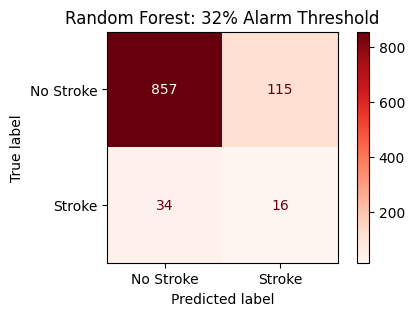
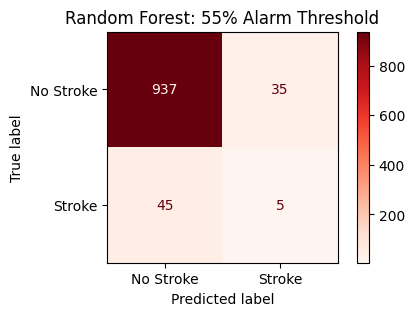
Code edit (unified diff) that turned the first committed figure into the second:
--- before
+++ after
@@ -2,9 +2,9 @@
 models = {
     "Random Forest": RandomForestClassifier(n_estimators=100, random_state=42),
-    "XGBoost": XGBClassifier(eval_metric='logloss', random_state=42),
+    "Logistic Regression": LogisticRegression(class_weight='balanced', max_iter=1000, random_state=42),
     "SVM": SVC(kernel='rbf', probability=True, random_state=42)
 }
 
-threshold = 0.32
+threshold = 0.55
 
 # Training and Evaluation Loop
@@ -15,5 +15,5 @@
     probs = model.predict_proba(X_test_scaled)[:, 1]
 
-    # If the model is at least 20% sure, we call it a 'Stroke'
+    # If the model is at least 55% sure, we call it a 'Stroke'
     custom_preds = (probs >= threshold).astype(int)
 
@@ -26,4 +26,4 @@
                                             display_labels=['No Stroke', 'Stroke'], 
                                             cmap='Reds', ax=ax)
-    plt.title(f'{name}: 32% Alarm Threshold')
+    plt.title(f'{name}: 55% Alarm Threshold')
     plt.show()

Commit: refactor: optimize Stroke model and remove SHAP integration